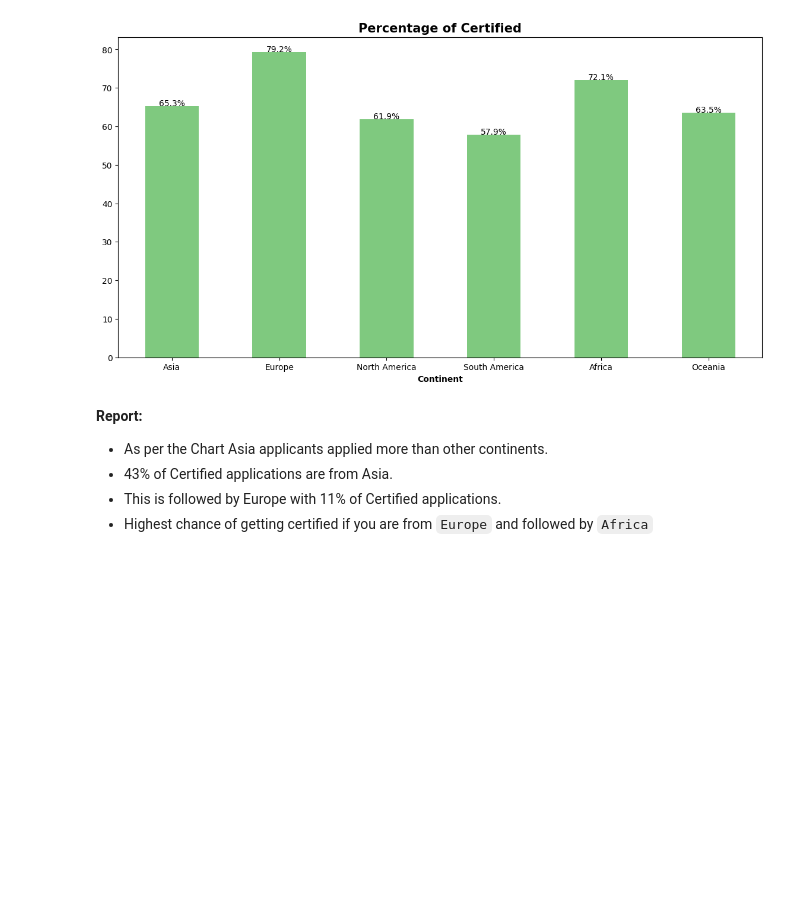
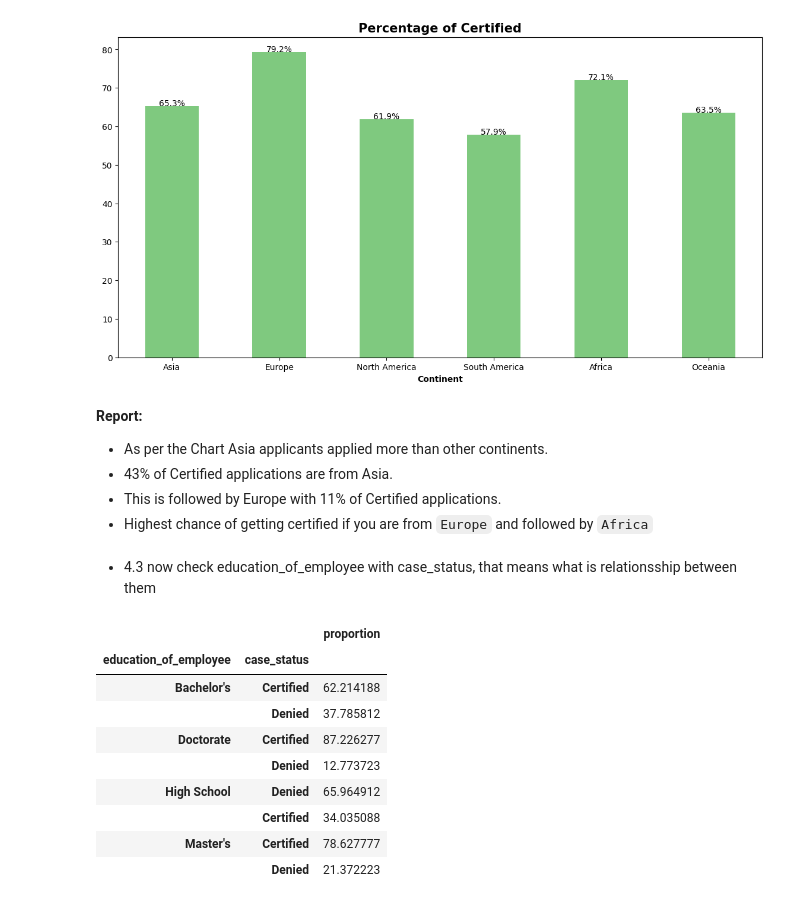
Before and after one commit to tamimystic/end-to-end-machine-learning-project-Visa-approval-prediction-, a Jupyter notebook: day3 agenda/EDA_US_visa.ipynb, the cells around one changed output. Drawn from its saved outputs; the diff is of its cells as text; code cells hidden in the pictures; blank space fills up the shorter version.

```diff
--- a/day3 agenda/EDA_US_visa.ipynb
+++ b/day3 agenda/EDA_US_visa.ipynb
@@ -403,3 +403,18 @@ plt.show()
 * 43% of Certified applications are from Asia.
 * This is followed by Europe with 11% of Certified applications.
 * Highest chance of getting certified if you are from `Europe` and followed by `Africa`
+# %% [markdown]
+* 4.3 now check education_of_employee with case_status, that means what is relationsship between them
+# %%
+df.groupby('education_of_employee')['case_status'].value_counts(normalize=True).to_frame()*100
+# %% [output]
+|  |  | proportion |
+| education_of_employee | case_status |  |
+| Bachelor's | Certified | 62.214188 |
+|  | Denied | 37.785812 |
+| Doctorate | Certified | 87.226277 |
+|  | Denied | 12.773723 |
+| High School | Denied | 65.964912 |
+|  | Certified | 34.035088 |
+| Master's | Certified | 78.627777 |
+|  | Denied | 21.372223 |
```
Also changed, not shown: parts of 4 cells of this notebook.
